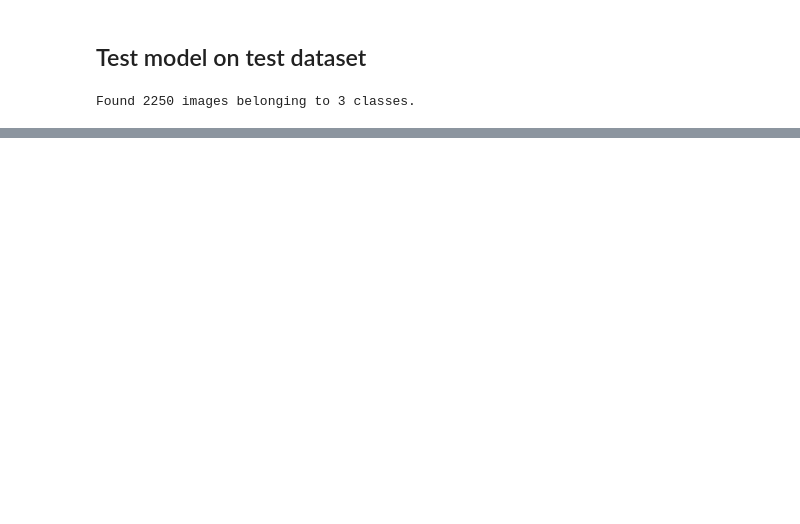
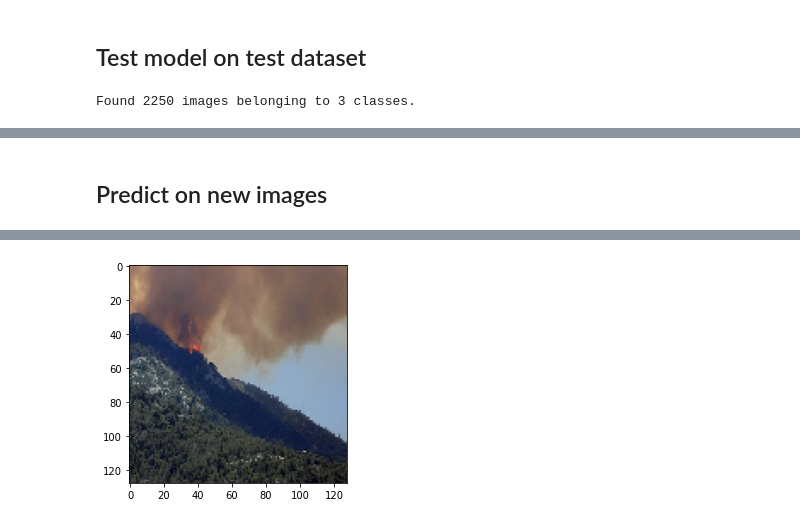
Before and after one commit to julian-steiner-ai/forest-fire-classification, a Jupyter notebook: Train_CNN_Forst_Fire_Classification.ipynb, the cells around one changed output, grey strips where cells are left out. Cells and saved outputs as stored; diff of their text form; code cells hidden in the pictures; blank space fills up the shorter version.

Commit message:
Trained new model.

```diff
--- a/Train_CNN_Forst_Fire_Classification.ipynb
+++ b/Train_CNN_Forst_Fire_Classification.ipynb
@@ -267,0 +265,2 @@ non-smoke-fire       0.97      0.89      0.93       750
+# %% [markdown]
+## Predict on new images
@@ -267,0 +269,23 @@ non-smoke-fire       0.97      0.89      0.93       750
+# %%
+def predict(img_path, forest_fire_classification):
+        img = tf.keras.utils.load_img(
+            img_path, target_size=(forest_fire_classification.forest_fire_dataloader.dataset.img_height,
+                                   forest_fire_classification.forest_fire_dataloader.dataset.img_width)
+        )
+
+        img_array = tf.keras.utils.img_to_array(img)
+        img_array = tf.expand_dims(img_array, 0)
+
+        predictions = forest_fire_classification.model.predict(img_array)
+        score = nn.softmax(predictions[0])
+
+        return img, f"This image most likely belongs to {forest_fire_classification.class_names[np.argmax(score)]} with a {(100 * np.max(score)):.2f} percent confidence."
+# %%
+images = ['/home/steinerj/Documents/ai-b/semester-4/computer-vision/forest-fire-classification/data/fire/5.png',
+          '/home/steinerj/Documents/ai-b/semester-4/computer-vision/forest-fire-classification/data/smoke/000132.jpg',
+          '/home/steinerj/Documents/ai-b/semester-4/computer-vision/forest-fire-classification/data/non-smoke-fire/NF_2434.jpg']
+# %%
+img, prediction = predict(images[0], forest_fire_classification)
+plt.imshow(img)
+print(prediction)
+# %% [output]
@@ -267,0 +294 @@ non-smoke-fire       0.97      0.89      0.93       750
+[figure, added]
```
Also changed, not shown: parts of 15 cells of this notebook.
